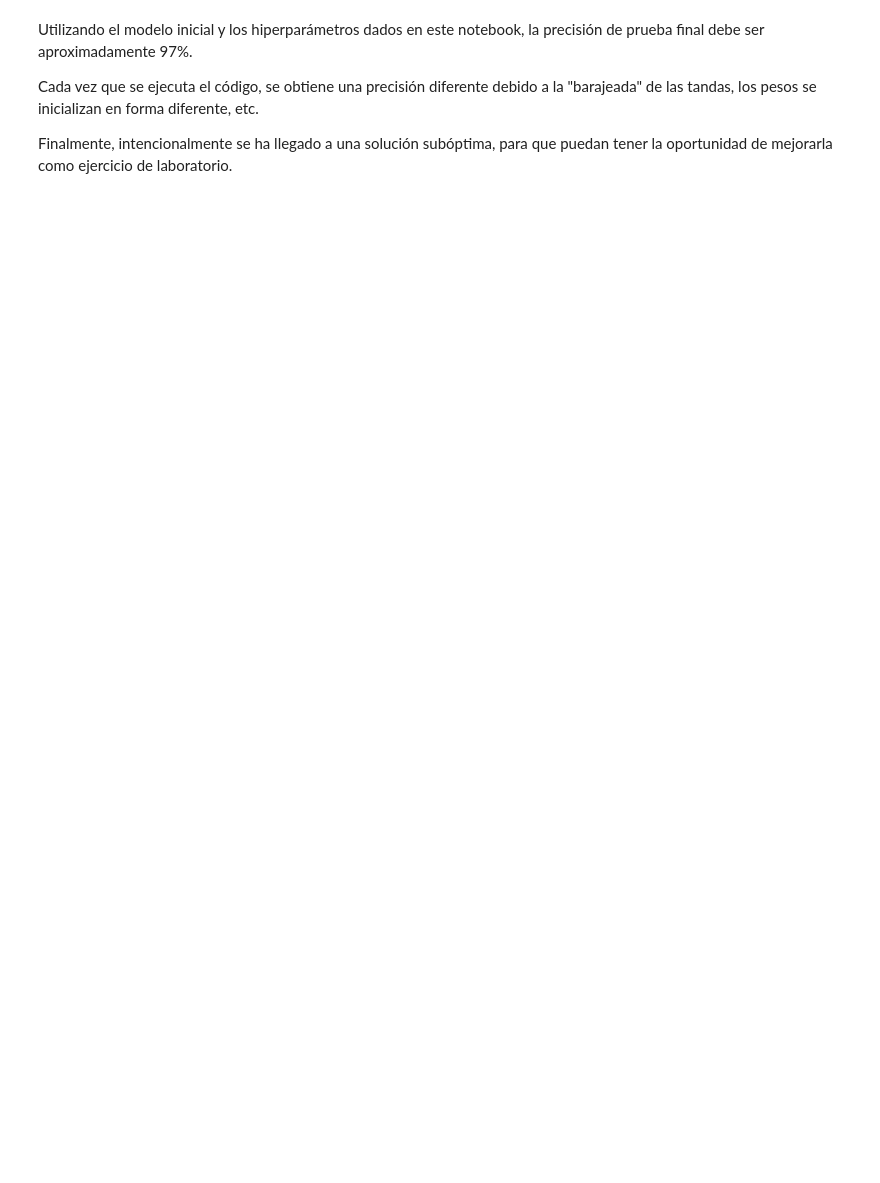
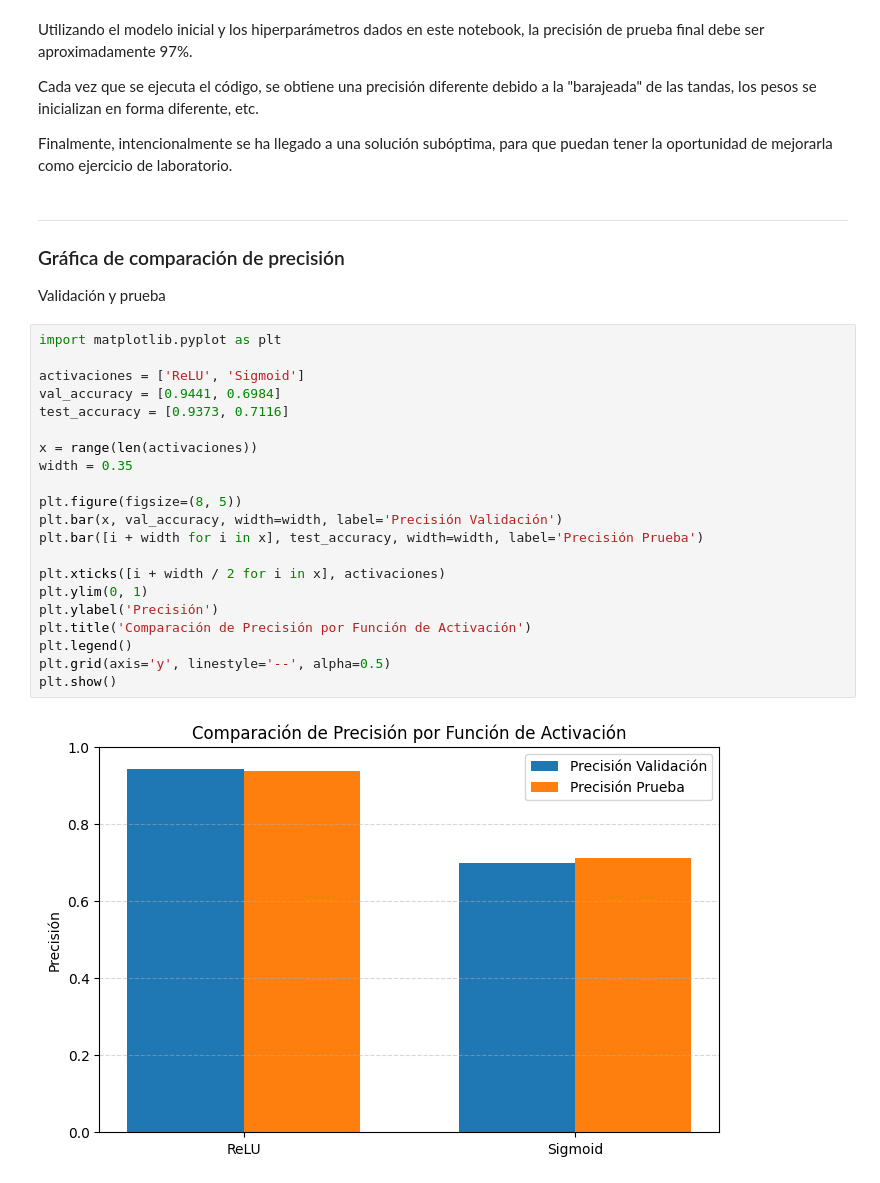
Before and after one commit to nancygmm/Lab2-DT, a Jupyter notebook: TensorFlow_MNIST-TF2.12+.ipynb, the cells around one changed output. Saved outputs shown, nothing was run; the diff lists cells and outputs as text; blank space fills up the shorter version.

```diff
--- a/TensorFlow_MNIST-TF2.12+.ipynb
+++ b/TensorFlow_MNIST-TF2.12+.ipynb
@@ -222,3 +222,30 @@ Utilizando el modelo inicial y los hiperparámetros dados en este notebook, la p
 Cada vez que se ejecuta el código, se obtiene una precisión diferente debido a la "barajeada" de las tandas, los pesos se inicializan en forma diferente, etc.
 
 Finalmente, intencionalmente se ha llegado a una solución subóptima, para que puedan tener la oportunidad de mejorarla como ejercicio de laboratorio.
+# %% [markdown]
+---
+### Gráfica de comparación de precisión
+Validación y prueba
+# %%
+import matplotlib.pyplot as plt
+
+activaciones = ['ReLU', 'Sigmoid']
+val_accuracy = [0.9441, 0.6984]
+test_accuracy = [0.9373, 0.7116]
+
+x = range(len(activaciones))
+width = 0.35
+
+plt.figure(figsize=(8, 5))
+plt.bar(x, val_accuracy, width=width, label='Precisión Validación')
+plt.bar([i + width for i in x], test_accuracy, width=width, label='Precisión Prueba')
+
+plt.xticks([i + width / 2 for i in x], activaciones)
+plt.ylim(0, 1)
+plt.ylabel('Precisión')
+plt.title('Comparación de Precisión por Función de Activación')
+plt.legend()
+plt.grid(axis='y', linestyle='--', alpha=0.5)
+plt.show()
+# %% [output]
+[figure, added]
```
Also changed, not shown: parts of 8 cells of this notebook.
